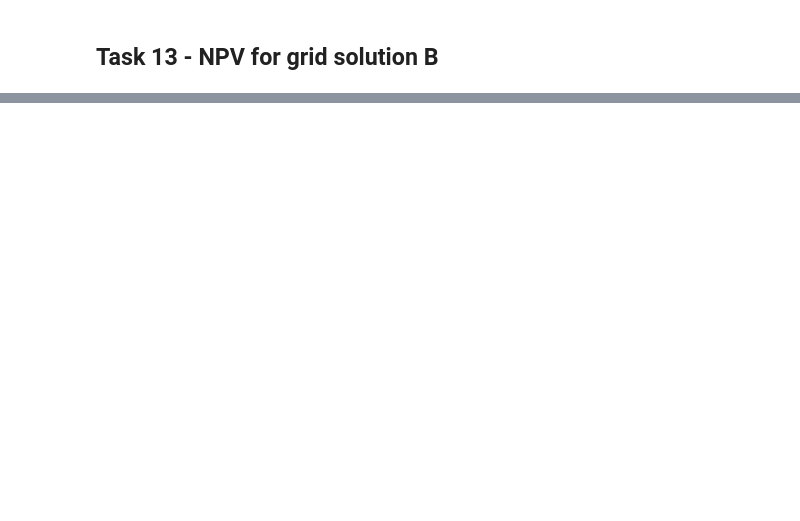
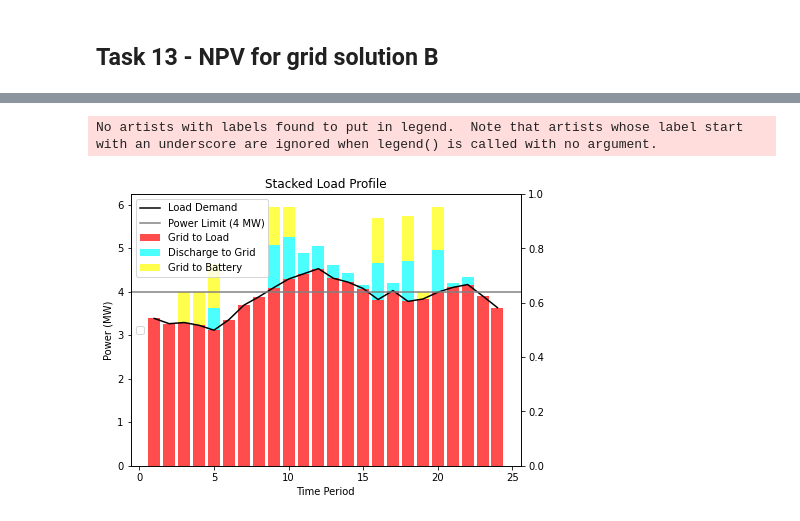
Before and after one commit to BenjaminTro/Cineldi, a Jupyter notebook: Task4.ipynb, the cells around one changed output, grey strips where cells are left out. Cells and saved outputs as stored; diff of their text form; code cells hidden in the pictures; blank space fills up the shorter version.

```diff
--- a/Task4.ipynb
+++ b/Task4.ipynb
@@ -533,0 +727,57 @@ The NPV of interruption costs in grid solution A is: 0 NOK
+# %%
+import matplotlib.pyplot as plt
+import numpy as np
+
+# Extract values from the Pyomo model
+pv_values = [model.PV_load[t]() for t in model.periods]
+load_penalty_values = [model.grid[t]() for t in model.periods]
+load_demand_values = [model.loads[t] for t in model.periods]
+grid_charge_value = [model.charge_grid[t]() for t in model.periods]
+grid_discharge_value = [model.disch_grid[t]() for t in model.periods]
+#load_discharge_value = [model.disch_load[t]() for t in model.periods]
+#def grid_rule(model,t):
+#    return model.grid[t] + model.charge_grid[t] - model.PV_grid[t] - model.disch_grid[t] <= P_lim
+#model.grid_constraint = pyo.Constraint(model.periods, rule=grid_rule)
+
+
+# Calculate discharge values as the difference between load penalty and load demand
+discharge_values = [model.disch_load[t]() for t in model.periods]
+
+# Create an array for the time periods
+time_periods = list(model.periods)
+
+# Create a stacked bar chart
+fig, ax1= plt.subplots(figsize=(7, 5))
+
+# Plot the load penalty
+ax1.bar(time_periods, load_penalty_values, label='Grid to Load', alpha=0.7, color='red')
+
+# Plot the discharge power
+#ax1.bar(time_periods, discharge_values, label='Discharge to Load', alpha=0.7, color='green')
+
+# Plot the discharge power
+ax1.bar(time_periods, grid_discharge_value, bottom=np.array(load_penalty_values), label='Discharge to Grid', alpha=0.7, color='cyan')
+
+# Plot the charge power
+ax1.bar(time_periods, grid_charge_value, bottom=np.array(load_penalty_values) + np.array(grid_discharge_value), label='Grid to Battery', alpha=0.7, color='yellow')
+
+# Plot the load demand as a curve
+ax1.plot(time_periods, load_demand_values, label='Load Demand', color='black')
+
+# PLot the grid's power limit
+ax1.axhline(y=P_lim, color='grey', linestyle='-', label='Power Limit (4 MW)')
+
+ax2=ax1.twinx()
+ax2.legend(loc='center left')
+
+# Set labels and legend
+ax1.set_xlabel('Time Period')
+ax1.set_ylabel('Power (MW)')
+ax1.set_title('Stacked Load Profile')
+ax1.legend()
+
+# Show the plot
+plt.show()
+# %% [output]
+No artists with labels found to put in legend.  Note that artists whose label start with an underscore are ignored when legend() is called with no argument.
+[figure, added]
```
Also changed, not shown: parts of 12 cells of this notebook, 2 other files.
